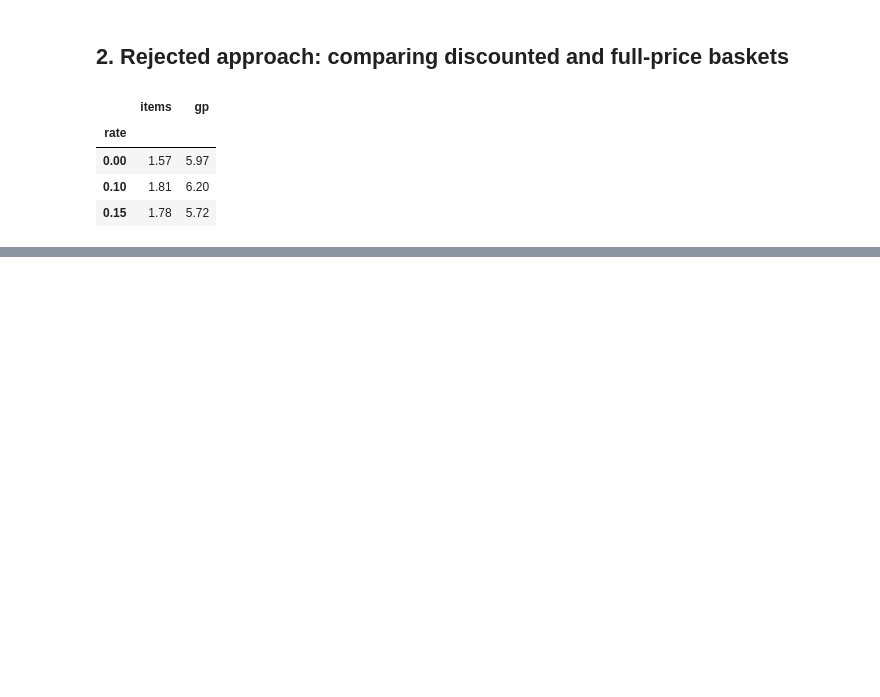
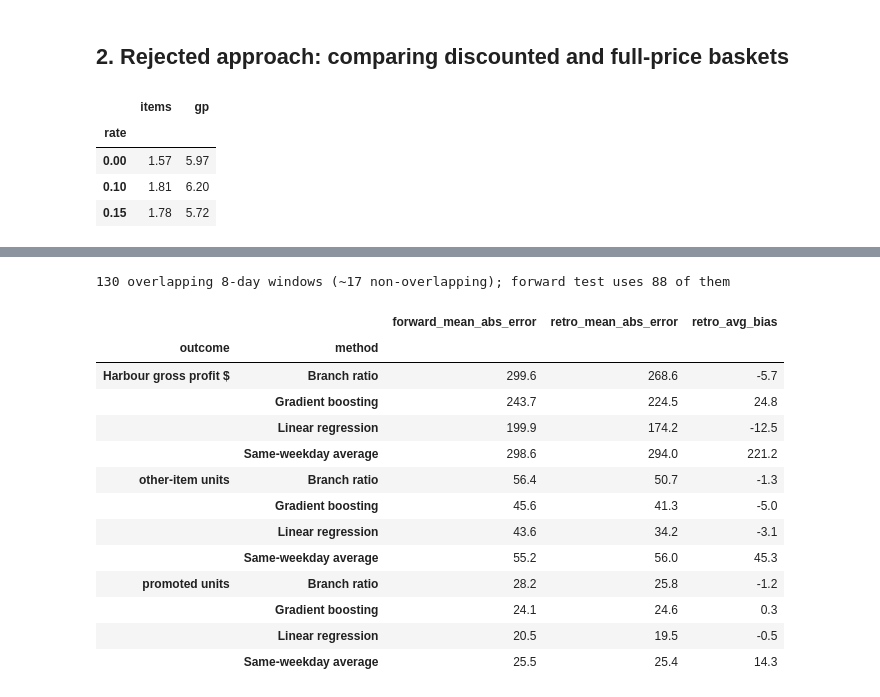
Before and after one commit to Zahraa0610/EECE490-HACKATHON-zjad, a Jupyter notebook: notebooks/02_promo_campaign.ipynb, the cells around one changed output, grey strips where cells are left out. Saved outputs shown, nothing was run; the diff lists cells and outputs as text; code cells hidden in the pictures; blank space fills up the shorter version.

```diff
--- a/notebooks/02_promo_campaign.ipynb
+++ b/notebooks/02_promo_campaign.ipynb
@@ -311,26 +84,0 @@ sens.round(1)
-# %%
-lin = "Linear regression"
-post_rows = []
-for oname in ["promoted units", "Harbour gross profit $"]:
-    spec = OUTCOMES[oname]
-    p = predict(daily, lin, spec, CLEAN, POST).sum()
-    post_rows.append({"outcome": oname, "7 days after each campaign: effect": daily.loc[POST, spec["y"]].sum() - p})
-display(pd.DataFrame(post_rows).set_index("outcome").round(1))
-
-ids = raw.dropna(subset=["Customer ID"])
-first_seen = ids.groupby("Customer ID")["Date"].min()
-def share_returning(lines):
-    f = lines.dropna(subset=["Customer ID"]).groupby("Customer ID")["Date"].min()
-    return (first_seen[f.index] < f).mean(), len(f)
-a, n1 = share_returning(P)
-b, n2 = share_returning(raw[(raw.Branch == "Harbour") & raw.Date.isin(CAMP_DAYS) & ~raw.Product.isin(ITEMS)])
-print(f"Identified campaign buyers seen before: {a:.1%} (n={n1}); Harbour non-promoted buyers same days: {b:.1%} (n={n2})")
-
-dd = build_daily(raw.drop_duplicates())
-c2, _, k2 = masks(dd.index)
-print("\nWithout exact repeated rows (linear regression):")
-for oname in ["promoted units", "Harbour gross profit $"]:
-    spec = OUTCOMES[oname]
-    for ep in ["March", "May"]:
-        mk = c2 & (dd.index.month == (3 if ep == "March" else 5))
-        print(f"  {oname}, {ep}: {dd.loc[mk, spec['y']].sum() - predict(dd, lin, spec, k2, mk).sum():+.1f}")
@@ -402,0 +183,35 @@ Detect +30% with 80% power: ~5 offer days and 5 no-offer days
+# %%
+clean_set = set(idx[CLEAN])
+STARTS = [s for s in idx[CLEAN] if all(s + pd.Timedelta(days=i) in clean_set for i in range(8))]
+rows = []
+for s in STARTS:
+    blk = (idx >= s) & (idx < s + pd.Timedelta(days=8))
+    past = CLEAN & (idx < s)
+    for oname, spec in OUTCOMES.items():
+        actual = daily.loc[blk, spec["y"]].sum()
+        for m in METHODS:
+            retro = actual - predict(daily, m, spec, CLEAN & ~blk, blk).sum()
+            fwd = actual - predict(daily, m, spec, past, blk).sum() if past.sum() >= 42 else np.nan
+            rows.append({"outcome": oname, "method": m, "start": s, "retro_err": retro, "forward_err": fwd})
+cv = pd.DataFrame(rows)
+print(f"{len(STARTS)} overlapping 8-day windows (~{len(STARTS[::8])} non-overlapping); forward test uses {cv.forward_err.notna().sum() // (len(METHODS) * len(OUTCOMES))} of them")
+selection = cv.groupby(["outcome", "method"]).agg(forward_mean_abs_error=("forward_err", lambda x: x.abs().mean()),
+                                                   retro_mean_abs_error=("retro_err", lambda x: x.abs().mean()),
+                                                   retro_avg_bias=("retro_err", "mean"))
+selection.round(1)
+# %% [output]
+130 overlapping 8-day windows (~17 non-overlapping); forward test uses 88 of them
+|  |  | forward_mean_abs_error | retro_mean_abs_error | retro_avg_bias |
+| outcome | method |  |  |  |
+| Harbour gross profit $ | Branch ratio | 299.6 | 268.6 | -5.7 |
+|  | Gradient boosting | 243.7 | 224.5 | 24.8 |
+|  | Linear regression | 199.9 | 174.2 | -12.5 |
+|  | Same-weekday average | 298.6 | 294.0 | 221.2 |
+| other-item units | Branch ratio | 56.4 | 50.7 | -1.3 |
+|  | Gradient boosting | 45.6 | 41.3 | -5.0 |
+|  | Linear regression | 43.6 | 34.2 | -3.1 |
+|  | Same-weekday average | 55.2 | 56.0 | 45.3 |
+| promoted units | Branch ratio | 28.2 | 25.8 | -1.2 |
+|  | Gradient boosting | 24.1 | 24.6 | 0.3 |
+|  | Linear regression | 20.5 | 19.5 | -0.5 |
+|  | Same-weekday average | 25.5 | 25.4 | 14.3 |
```
Also changed, not shown: parts of 49 cells of this notebook, 5 other files.
